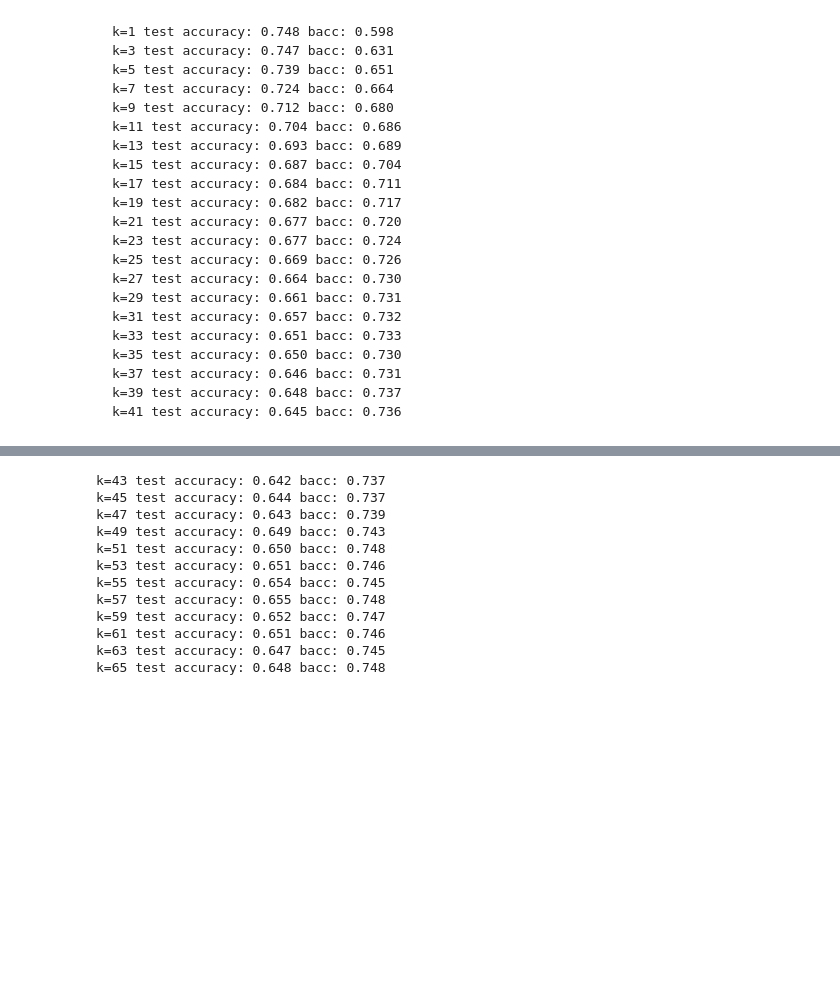
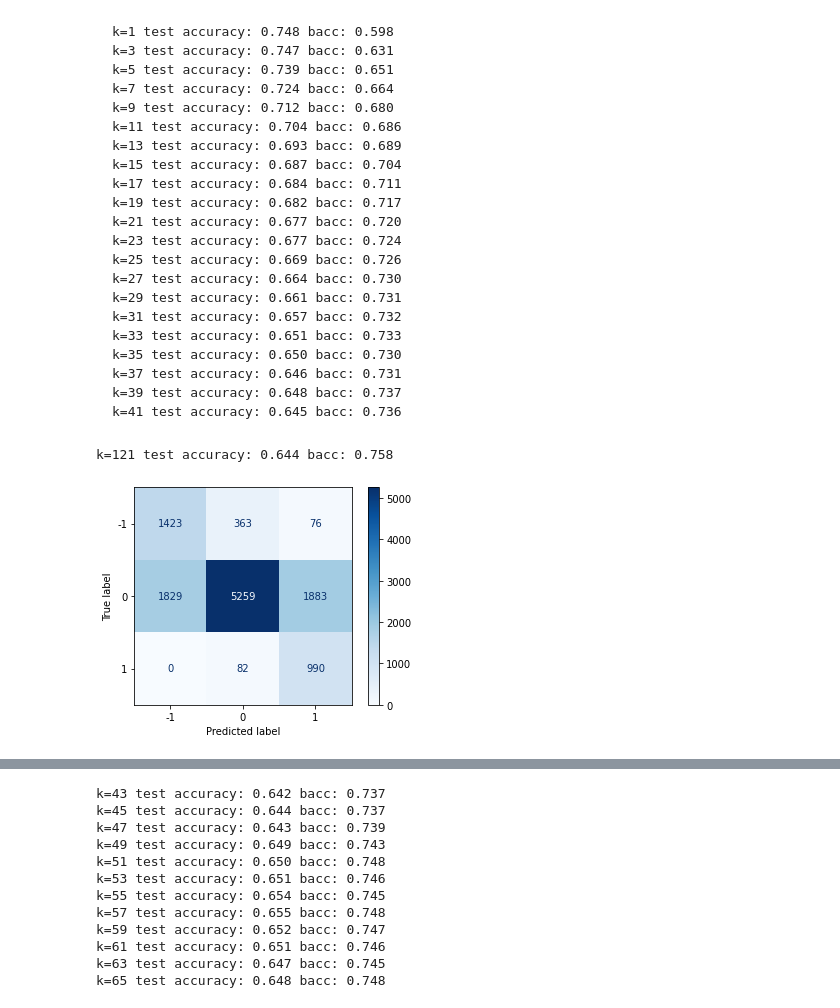
Before and after one commit to drg101/self-driving-car, a Jupyter notebook: ml/DanielKNN.ipynb, the cells around one changed output, grey strips where cells are left out. Drawn from its saved outputs; the diff is of its cells as text; code cells hidden in the pictures; blank space fills up the shorter version.

````diff
--- a/ml/DanielKNN.ipynb
+++ b/ml/DanielKNN.ipynb
@@ -168,6 +168,9 @@ k=39 test accuracy: 0.648 bacc: 0.737
 k=41 test accuracy: 0.645 bacc: 0.736
 ```
 # %%
-runKNN(41)
+runKNN()
+# %% [output]
+k=121 test accuracy: 0.644 bacc: 0.758
+[figure, added]
 # %%
 runKNN(1)
````
Also changed, not shown: parts of 16 cells of this notebook.
